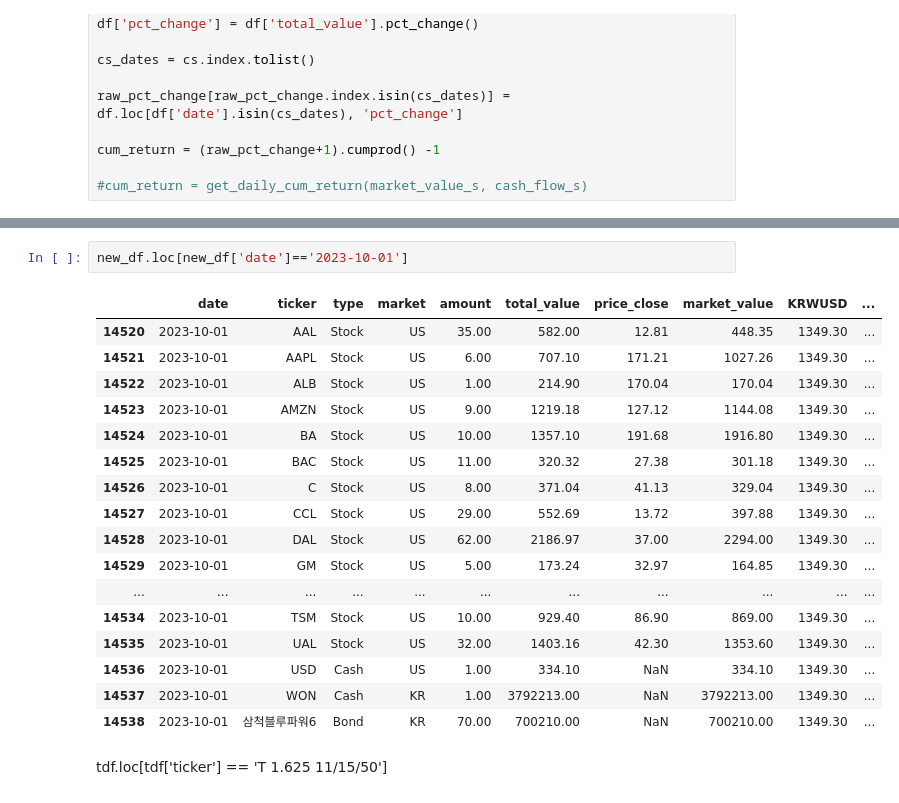
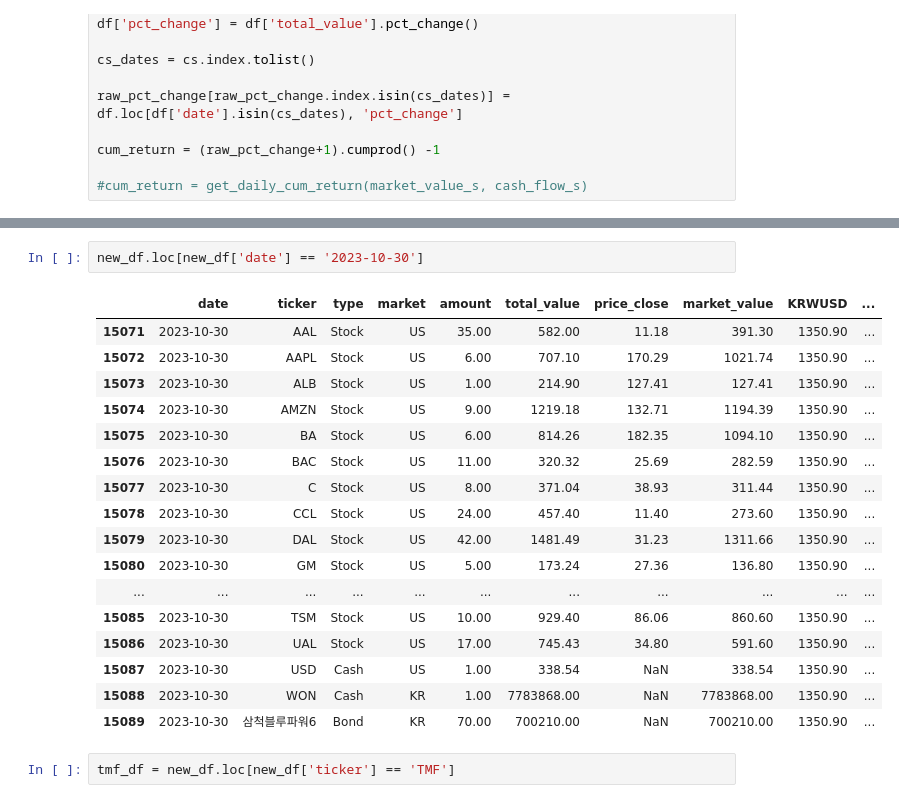
Before and after one commit to hellojun12/Investing-Tracker, a Jupyter notebook: test.ipynb, the cells around one changed output, grey strips where cells are left out. Cells and saved outputs as stored; diff of their text form.

```diff
--- a/test.ipynb
+++ b/test.ipynb
@@ -230,22 +238,22 @@ cum_return.to_csv('my_return.csv')
 # %%
-new_df.loc[new_df['date']=='2023-10-01']
+new_df.loc[new_df['date'] == '2023-10-30']
 # %% [output]
 |  | date | ticker | type | market | amount | total_value | price_close | market_value | KRWUSD | ... |
-| 14520 | 2023-10-01 | AAL | Stock | US | 35.00 | 582.00 | 12.81 | 448.35 | 1349.30 | ... |
-| 14521 | 2023-10-01 | AAPL | Stock | US | 6.00 | 707.10 | 171.21 | 1027.26 | 1349.30 | ... |
-| 14522 | 2023-10-01 | ALB | Stock | US | 1.00 | 214.90 | 170.04 | 170.04 | 1349.30 | ... |
-| 14523 | 2023-10-01 | AMZN | Stock | US | 9.00 | 1219.18 | 127.12 | 1144.08 | 1349.30 | ... |
-| 14524 | 2023-10-01 | BA | Stock | US | 10.00 | 1357.10 | 191.68 | 1916.80 | 1349.30 | ... |
-| 14525 | 2023-10-01 | BAC | Stock | US | 11.00 | 320.32 | 27.38 | 301.18 | 1349.30 | ... |
-| 14526 | 2023-10-01 | C | Stock | US | 8.00 | 371.04 | 41.13 | 329.04 | 1349.30 | ... |
-| 14527 | 2023-10-01 | CCL | Stock | US | 29.00 | 552.69 | 13.72 | 397.88 | 1349.30 | ... |
-| 14528 | 2023-10-01 | DAL | Stock | US | 62.00 | 2186.97 | 37.00 | 2294.00 | 1349.30 | ... |
-| 14529 | 2023-10-01 | GM | Stock | US | 5.00 | 173.24 | 32.97 | 164.85 | 1349.30 | ... |
+| 15071 | 2023-10-30 | AAL | Stock | US | 35.00 | 582.00 | 11.18 | 391.30 | 1350.90 | ... |
+| 15072 | 2023-10-30 | AAPL | Stock | US | 6.00 | 707.10 | 170.29 | 1021.74 | 1350.90 | ... |
+| 15073 | 2023-10-30 | ALB | Stock | US | 1.00 | 214.90 | 127.41 | 127.41 | 1350.90 | ... |
+| 15074 | 2023-10-30 | AMZN | Stock | US | 9.00 | 1219.18 | 132.71 | 1194.39 | 1350.90 | ... |
+| 15075 | 2023-10-30 | BA | Stock | US | 6.00 | 814.26 | 182.35 | 1094.10 | 1350.90 | ... |
+| 15076 | 2023-10-30 | BAC | Stock | US | 11.00 | 320.32 | 25.69 | 282.59 | 1350.90 | ... |
+| 15077 | 2023-10-30 | C | Stock | US | 8.00 | 371.04 | 38.93 | 311.44 | 1350.90 | ... |
+| 15078 | 2023-10-30 | CCL | Stock | US | 24.00 | 457.40 | 11.40 | 273.60 | 1350.90 | ... |
+| 15079 | 2023-10-30 | DAL | Stock | US | 42.00 | 1481.49 | 31.23 | 1311.66 | 1350.90 | ... |
+| 15080 | 2023-10-30 | GM | Stock | US | 5.00 | 173.24 | 27.36 | 136.80 | 1350.90 | ... |
 | ... | ... | ... | ... | ... | ... | ... | ... | ... | ... | ... |
-| 14534 | 2023-10-01 | TSM | Stock | US | 10.00 | 929.40 | 86.90 | 869.00 | 1349.30 | ... |
-| 14535 | 2023-10-01 | UAL | Stock | US | 32.00 | 1403.16 | 42.30 | 1353.60 | 1349.30 | ... |
-| 14536 | 2023-10-01 | USD | Cash | US | 1.00 | 334.10 | NaN | 334.10 | 1349.30 | ... |
-| 14537 | 2023-10-01 | WON | Cash | KR | 1.00 | 3792213.00 | NaN | 3792213.00 | 1349.30 | ... |
-| 14538 | 2023-10-01 | 삼척블루파워6 | Bond | KR | 70.00 | 700210.00 | NaN | 700210.00 | 1349.30 | ... |
+| 15085 | 2023-10-30 | TSM | Stock | US | 10.00 | 929.40 | 86.06 | 860.60 | 1350.90 | ... |
+| 15086 | 2023-10-30 | UAL | Stock | US | 17.00 | 745.43 | 34.80 | 591.60 | 1350.90 | ... |
+| 15087 | 2023-10-30 | USD | Cash | US | 1.00 | 338.54 | NaN | 338.54 | 1350.90 | ... |
+| 15088 | 2023-10-30 | WON | Cash | KR | 1.00 | 7783868.00 | NaN | 7783868.00 | 1350.90 | ... |
+| 15089 | 2023-10-30 | 삼척블루파워6 | Bond | KR | 70.00 | 700210.00 | NaN | 700210.00 | 1350.90 | ... |
-# %% [markdown]
-tdf.loc[tdf['ticker'] == 'T 1.625 11/15/50']
+# %%
+tmf_df = new_df.loc[new_df['ticker'] == 'TMF']
```
Also changed, not shown: parts of 7 cells of this notebook, 2 other files.
